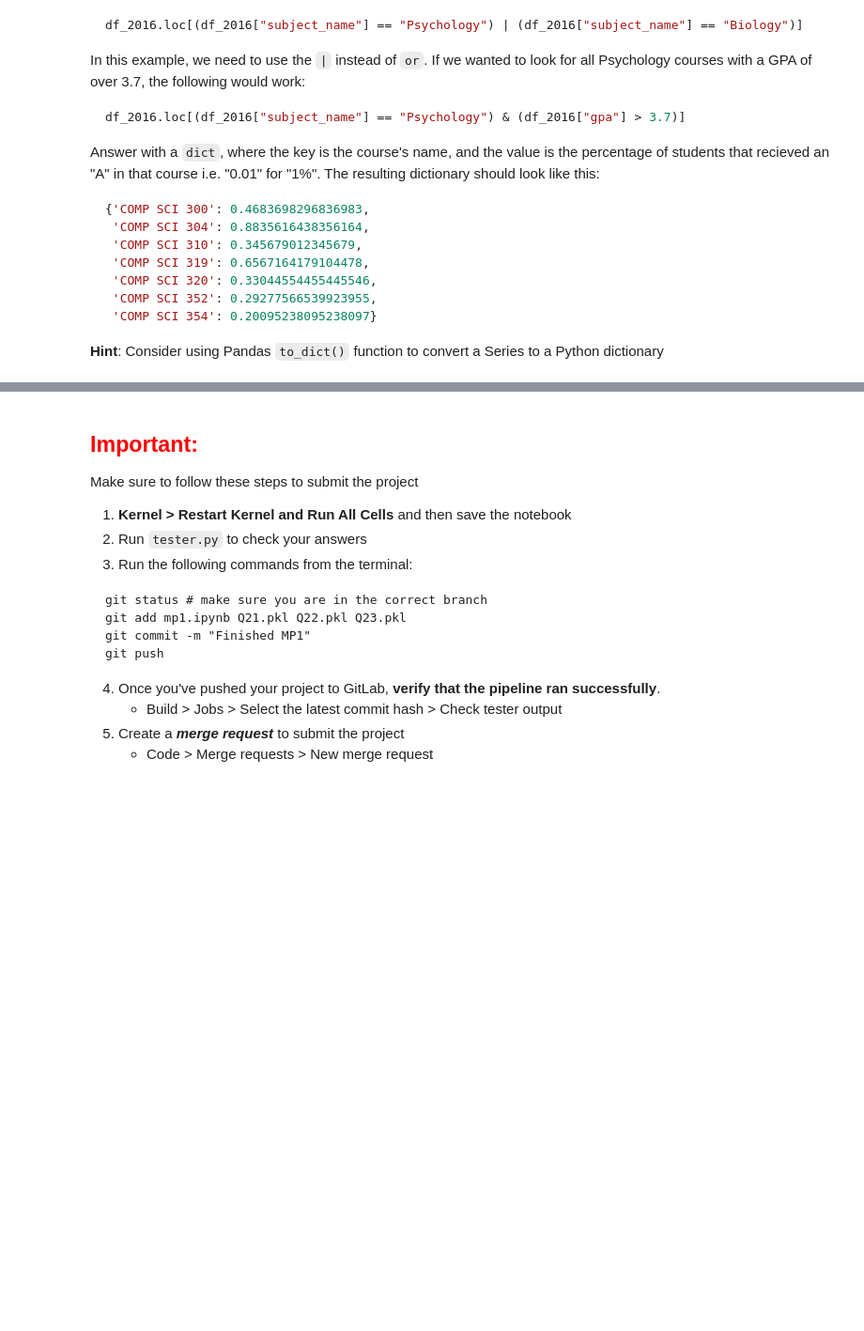
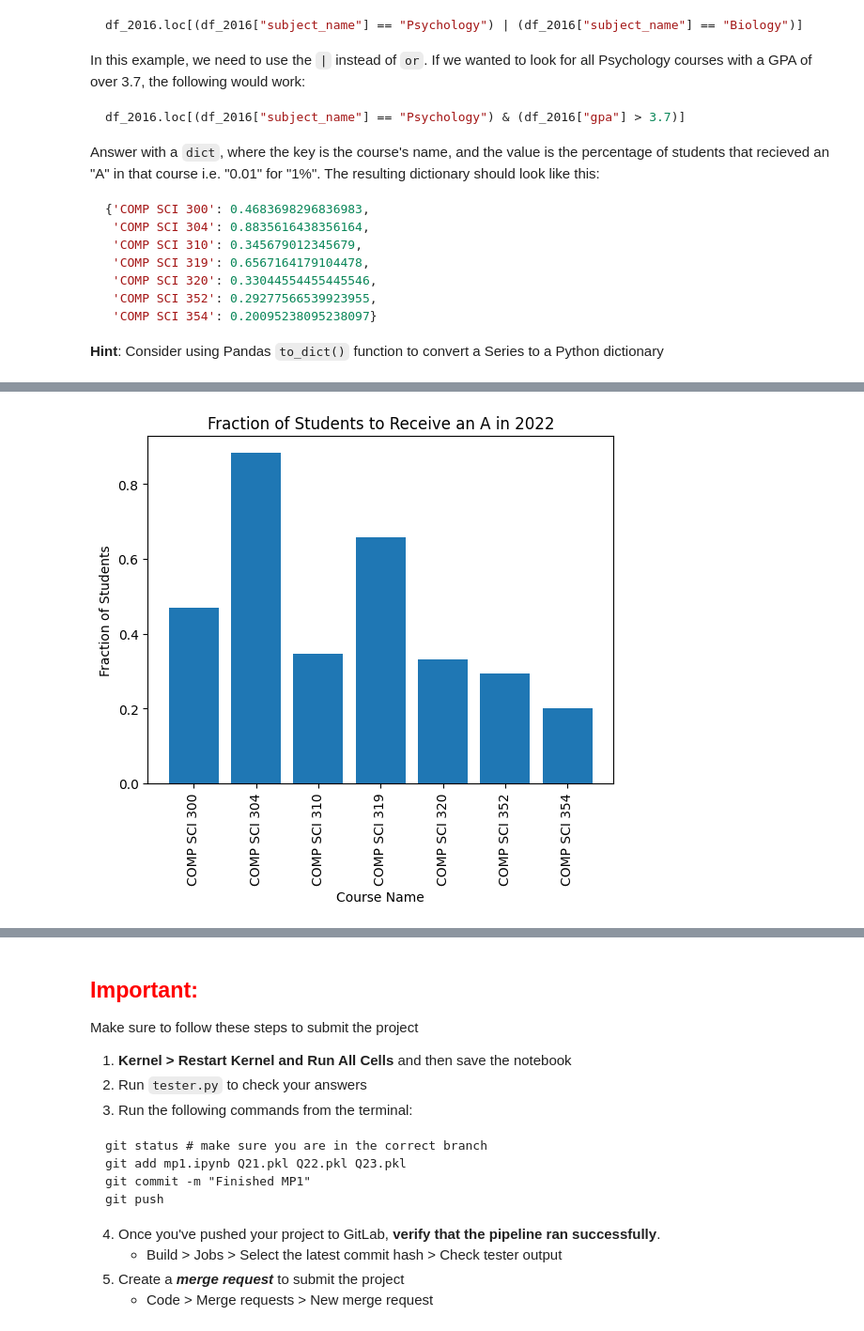
Before and after one commit to Holly-LeLe/cs320-labs-and-projects, a Jupyter notebook: projects/mp1/mp1.ipynb, the cells around one changed output, grey strips where cells are left out. Shown at 94% size. Drawn from its saved outputs; the diff is of its cells as text; code cells hidden in the pictures; blank space fills up the shorter version.

```diff
--- a/projects/mp1/mp1.ipynb
+++ b/projects/mp1/mp1.ipynb
@@ -291,3 +341,11 @@ Access the exchange rate for Canadian dollars in the dictionary (key is "cad") a
 *Note*: Since the exchange rate is constantly changing, your answer may not be the exact same as is in the answer key. We have implemented a buffer to allow a range of values which should include the correct answer, given the current exchange rate.
 # %%
 #Q11
+import json
+
+with open("usd.json") as f:
+    data = json.load(f)
+
+rate = data["cad"]["rate"]
+cad_amount = round(400 * rate, 2)
+cad_amount
@@ -334,7 +413,18 @@ Create a dictionary called `grades` like this:
 * **Key**: A year (`int`), corresponding to a year of data in the `grade-data` directory. Don't hardcode the years -- use `os.listdir` and extract the year from each filename (right after the last `-`). Check if the file is a CSV by checking if it ends with ".csv". Don't hardcode the years in the dictionary - use the year extracted from the file name as the key.
 * **Value**: A pandas DataFrame corresponding to the CSV for that year. Use `set_index` (https://pandas.pydata.org/docs/reference/api/pandas.DataFrame.set_index.html) to make `"course"` the index of the DataFrame.  This will let you easily look up course stats by name (instead of by row number) later.
 # %%
-# Create grades dictionary
+import os
+import pandas as pd
+
+grades = {}
+
+for filename in os.listdir("grade-data"):
+    if filename.endswith(".csv"):
+        year = int(filename.split("-")[-1].replace(".csv", ""))
+        path = os.path.join("grade-data", filename)
+        df = pd.read_csv(path)
+        df = df.set_index("course")
+        grades[year] = df
 # %% [markdown]
 ### Q15: What are the keys in `grades`?
 
@@ -377,3 +481,8 @@ If `df` is a DataFrame, `df["some column name here"]` will extract an individual
 If you have a Pandas Series `s`, you can do various aggregations on it, like `.mean()`, `.sum()`, `.max()`, etc.
 # %%
 #Q18
+df_2022 = grades[2022]
+cs_courses = df_2022[df_2022["course_subject"] == "Computer Sciences"]
+
+answer = cs_courses["a_count"].sum()
+answer
@@ -417,3 +533,11 @@ Answer with a `dict`, where the key is the course's name, and the value is the p
 **Hint**: Consider using Pandas `to_dict()` function to convert a Series to a Python dictionary
 # %%
 #Q20
+cs_300s = cs_courses[
+    (cs_courses["course_num"] >= 300) &
+    (cs_courses["course_num"] <= 399)
+]
+
+fractions = cs_300s["a_count"] / cs_300s["total"]
+course_to_fraction = fractions.to_dict()
+course_to_fraction
@@ -428,18 +560,27 @@ _Use `matplotlib` to plot the data._
 # %%
 #Q21
 
 # ADD CODE HERE
+courses = list(course_to_fraction.keys())
+fractions = list(course_to_fraction.values())
 
 fig, ax = plt.subplots()
 
 # PLOT HERE
+ax.bar(courses, fractions)
+ax.set_title("Fraction of Students to Receive an A in 2022")
+ax.set_xlabel("Course Name")
+ax.set_ylabel("Fraction of Students")
+plt.xticks(rotation=90)
 
 # IMPORTANT -- Do not remove --
 with open("Q21.pkl", "wb") as f:
     pickle.dump(fig, f)
 
 plt.show()
 plt.close(fig)
+# %% [output]
+[figure, added]
 # %% [markdown]
 ### Q22: How has the number of students taking COMP SCI 300 changed over recent years?
 
```
Also changed, not shown: parts of 27 cells of this notebook, 3 other files.
